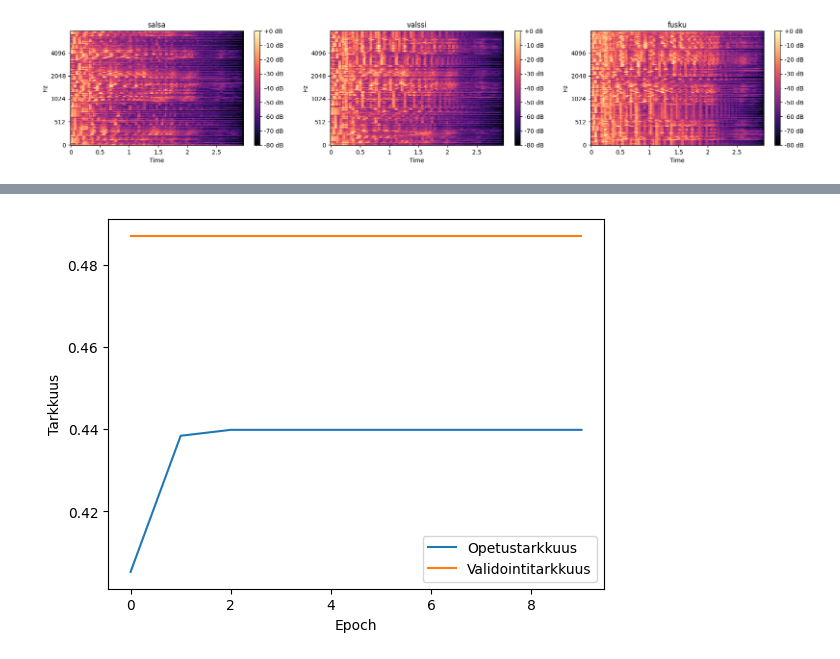
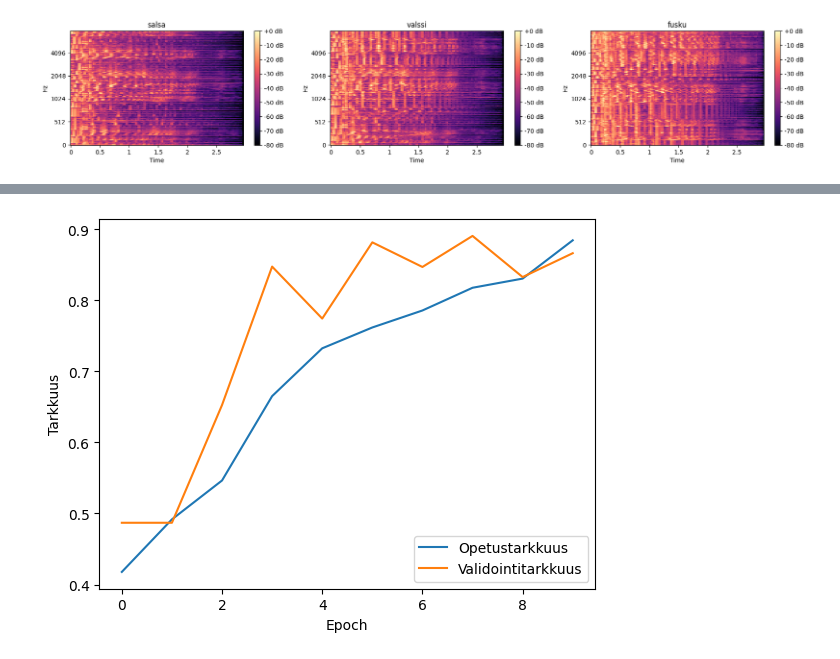
Before and after one commit to MineTech0/tekoaly-harjoitustyo, a Jupyter notebook: src/vertaismalli/malli.ipynb, the cells around one changed output, grey strips where cells are left out. Saved outputs shown, nothing was run; the diff lists cells and outputs as text; code cells hidden in the pictures.

```diff
--- a/src/vertaismalli/malli.ipynb
+++ b/src/vertaismalli/malli.ipynb
@@ -105,28 +105,43 @@ print(y_test.shape)
 (1387, 3)
 (347, 3)
 # %%
-from tensorflow.keras.layers import Input, Conv1D, MaxPooling1D, Flatten, Dense, Dropout
+from tensorflow.keras.layers import Input, Conv2D, Flatten, Dense, Dropout, BatchNormalization, MaxPooling2D
 from tensorflow.keras.models import Sequential
 from tensorflow.keras.optimizers import Adam
+from tensorflow.keras import regularizers
+from tensorflow.keras import backend as K
+
+
+# metriikka mallin arvioimiseksi
+def metric(y_true, y_pred):
+    return K.mean(K.equal(K.argmax(y_true, axis=1), K.argmax(y_pred, axis=1)))
 
 # CNN-mallin määrittely
 model = Sequential([
-    Input(shape=(X_train.shape[1], X_train.shape[2])),
-    Conv1D(32, 3, activation='relu'),
-    MaxPooling1D(2),
-    Conv1D(64, 3, activation='relu'),
-    MaxPooling1D(2),
-    Conv1D(64, 3, activation='relu'),
+    Input(shape=(X_train.shape[1], X_train.shape[2], 1)),
+    Conv2D(64, kernel_size=(4, 4), activation='relu'),
+    BatchNormalization(),
+    MaxPooling2D(pool_size=(2, 4)),
+    Conv2D(64, (3, 5), activation='relu'
+                    , kernel_regularizer=regularizers.l2(0.04)
+                    ),
+    MaxPooling2D(pool_size=(2, 2)),
+    Dropout(0.2),
+    Conv2D(64, (2, 2), activation='relu'),
+    BatchNormalization(),
+    MaxPooling2D(pool_size=(2, 2)),
+    Dropout(0.2),
     Flatten(),
-    Dense(64, activation='relu'),
+    Dense(64, activation='relu', kernel_regularizer=regularizers.l2(0.04)),
     Dropout(0.5),
+    Dense(32, activation='relu', kernel_regularizer=regularizers.l2(0.04)),
     Dense(y_train.shape[1], activation='softmax')
 ])
 
 # Mallin kokoaminen
 model.compile(optimizer=Adam(),
               loss='categorical_crossentropy',
-              metrics=['accuracy'])
+              metrics=[metric])
 # %%
 # Mallin kouluttaminen
 history = model.fit(X_train, y_train, epochs=10, validation_data=(X_test, y_test))
@@ -154,13 +169,13 @@ Epoch 10/10
 # %%
 # Mallin suorituskyvyn evaluointi
-plt.plot(history.history['accuracy'], label='Opetustarkkuus')
-plt.plot(history.history['val_accuracy'], label='Validointitarkkuus')
+plt.plot(history.history['metric'], label='Opetustarkkuus')
+plt.plot(history.history['val_metric'], label='Validointitarkkuus')
 plt.xlabel('Epoch')
 plt.ylabel('Tarkkuus')
 plt.legend()
 plt.show()
 # %% [output]
-[figure, old version]
+[figure, new version]
 # %%
 
 #load validation data from validation folder
```
Also changed, not shown: parts of 7 cells of this notebook, 1 other file.
